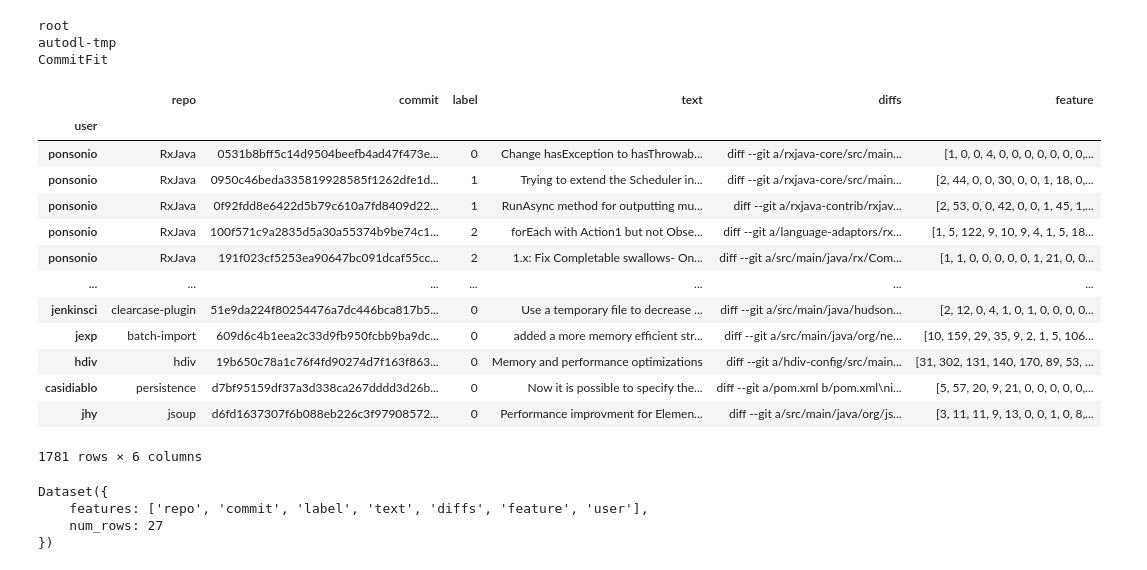
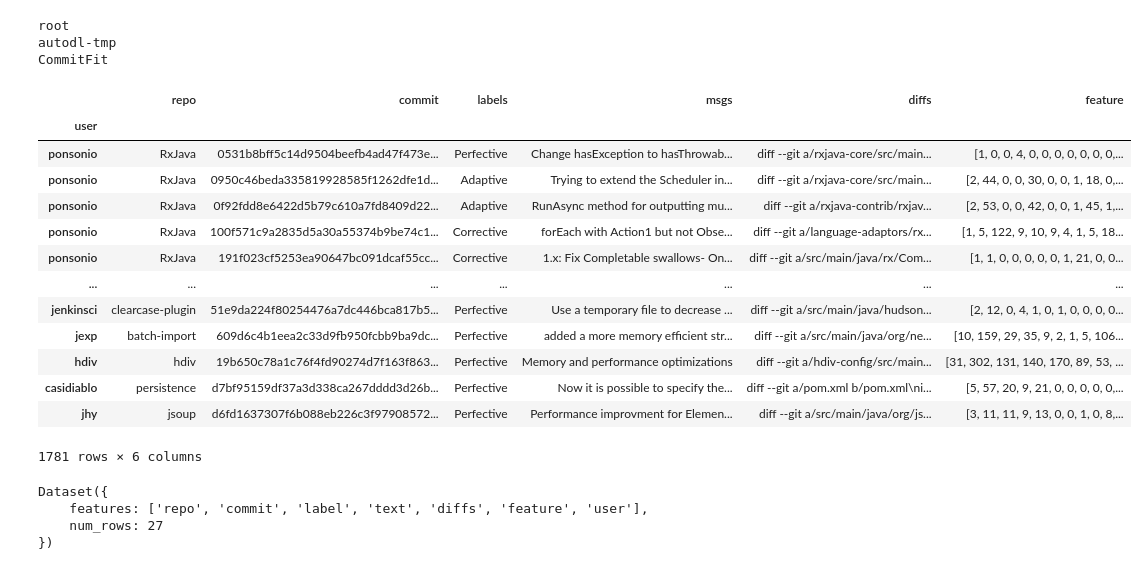
Before and after one commit to AppleMax1992/CommitFit, a Jupyter notebook: notebooks/E-3-1/Ghadhab-code change.ipynb, the cells around one changed output. Saved outputs shown, nothing was run; the diff lists cells and outputs as text; code cells hidden in the pictures.

```diff
--- a/notebooks/E-3-1/Ghadhab-code change.ipynb
+++ b/notebooks/E-3-1/Ghadhab-code change.ipynb
@@ -47,26 +47,26 @@ CommitFit
 # %%
 df = pd.read_csv(r'/root/autodl-tmp/CommitFit/dataset/Ghadhab/dataset.csv', index_col=0, encoding='utf_8_sig')
 # df.fillna('', inplace=True)
 label2id={'Perfective':0, 'Adaptive':1, 'Corrective':2}
-df = df.rename(columns={'labels':'label','msgs':'text','commit_diff':'diffs'})
-df = df.replace({"label": label2id})
+df = df.rename(columns={'labels':'labels','msgs':'msgs','commit_diff':'commit_diff'})
+# df = df.replace({"maintenance_type": label2id})
 # # print(df)
 df
 # test_sample = df.sample(n=3, random_state=1)
 # %% [output]
-|  | repo | commit | label | text | diffs | feature |
+|  | repo | commit | labels | msgs | diffs | feature |
 | user |  |  |  |  |  |  |
-| ponsonio | RxJava | 0531b8bff5c14d9504beefb4ad47f473e... | 0 | Change hasException to hasThrowab... | diff --git a/rxjava-core/src/main... | [1, 0, 0, 4, 0, 0, 0, 0, 0, 0, 0,... |
-| ponsonio | RxJava | 0950c46beda335819928585f1262dfe1d... | 1 | Trying to extend the Scheduler in... | diff --git a/rxjava-core/src/main... | [2, 44, 0, 0, 30, 0, 0, 1, 18, 0,... |
-| ponsonio | RxJava | 0f92fdd8e6422d5b79c610a7fd8409d22... | 1 | RunAsync method for outputting mu... | diff --git a/rxjava-contrib/rxjav... | [2, 53, 0, 0, 42, 0, 0, 1, 45, 1,... |
-| ponsonio | RxJava | 100f571c9a2835d5a30a55374b9be74c1... | 2 | forEach with Action1 but not Obse... | diff --git a/language-adaptors/rx... | [1, 5, 122, 9, 10, 9, 4, 1, 5, 18... |
-| ponsonio | RxJava | 191f023cf5253ea90647bc091dcaf55cc... | 2 | 1.x: Fix Completable swallows- On... | diff --git a/src/main/java/rx/Com... | [1, 1, 0, 0, 0, 0, 0, 1, 21, 0, 0... |
+| ponsonio | RxJava | 0531b8bff5c14d9504beefb4ad47f473e... | Perfective | Change hasException to hasThrowab... | diff --git a/rxjava-core/src/main... | [1, 0, 0, 4, 0, 0, 0, 0, 0, 0, 0,... |
+| ponsonio | RxJava | 0950c46beda335819928585f1262dfe1d... | Adaptive | Trying to extend the Scheduler in... | diff --git a/rxjava-core/src/main... | [2, 44, 0, 0, 30, 0, 0, 1, 18, 0,... |
+| ponsonio | RxJava | 0f92fdd8e6422d5b79c610a7fd8409d22... | Adaptive | RunAsync method for outputting mu... | diff --git a/rxjava-contrib/rxjav... | [2, 53, 0, 0, 42, 0, 0, 1, 45, 1,... |
+| ponsonio | RxJava | 100f571c9a2835d5a30a55374b9be74c1... | Corrective | forEach with Action1 but not Obse... | diff --git a/language-adaptors/rx... | [1, 5, 122, 9, 10, 9, 4, 1, 5, 18... |
+| ponsonio | RxJava | 191f023cf5253ea90647bc091dcaf55cc... | Corrective | 1.x: Fix Completable swallows- On... | diff --git a/src/main/java/rx/Com... | [1, 1, 0, 0, 0, 0, 0, 1, 21, 0, 0... |
 | ... | ... | ... | ... | ... | ... | ... |
-| jenkinsci | clearcase-plugin | 51e9da224f80254476a7dc446bca817b5... | 0 | Use a temporary file to decrease ... | diff --git a/src/main/java/hudson... | [2, 12, 0, 4, 1, 0, 1, 0, 0, 0, 0... |
-| jexp | batch-import | 609d6c4b1eea2c33d9fb950fcbb9ba9dc... | 0 | added a more memory efficient str... | diff --git a/src/main/java/org/ne... | [10, 159, 29, 35, 9, 2, 1, 5, 106... |
-| hdiv | hdiv | 19b650c78a1c76f4fd90274d7f163f863... | 0 | Memory and performance optimizations | diff --git a/hdiv-config/src/main... | [31, 302, 131, 140, 170, 89, 53, ... |
-| casidiablo | persistence | d7bf95159df37a3d338ca267dddd3d26b... | 0 | Now it is possible to specify the... | diff --git a/pom.xml b/pom.xml\ni... | [5, 57, 20, 9, 21, 0, 0, 0, 0, 0,... |
-| jhy | jsoup | d6fd1637307f6b088eb226c3f97908572... | 0 | Performance improvment for Elemen... | diff --git a/src/main/java/org/js... | [3, 11, 11, 9, 13, 0, 0, 1, 0, 8,... |
+| jenkinsci | clearcase-plugin | 51e9da224f80254476a7dc446bca817b5... | Perfective | Use a temporary file to decrease ... | diff --git a/src/main/java/hudson... | [2, 12, 0, 4, 1, 0, 1, 0, 0, 0, 0... |
+| jexp | batch-import | 609d6c4b1eea2c33d9fb950fcbb9ba9dc... | Perfective | added a more memory efficient str... | diff --git a/src/main/java/org/ne... | [10, 159, 29, 35, 9, 2, 1, 5, 106... |
+| hdiv | hdiv | 19b650c78a1c76f4fd90274d7f163f863... | Perfective | Memory and performance optimizations | diff --git a/hdiv-config/src/main... | [31, 302, 131, 140, 170, 89, 53, ... |
+| casidiablo | persistence | d7bf95159df37a3d338ca267dddd3d26b... | Perfective | Now it is possible to specify the... | diff --git a/pom.xml b/pom.xml\ni... | [5, 57, 20, 9, 21, 0, 0, 0, 0, 0,... |
+| jhy | jsoup | d6fd1637307f6b088eb226c3f97908572... | Perfective | Performance improvment for Elemen... | diff --git a/src/main/java/org/js... | [3, 11, 11, 9, 13, 0, 0, 1, 0, 8,... |
 1781 rows × 6 columns
 # %%
 train, temp_df = train_test_split(df, test_size=0.3, random_state=42)
```
Also changed, not shown: parts of 1 cell of this notebook, 1 other file.
